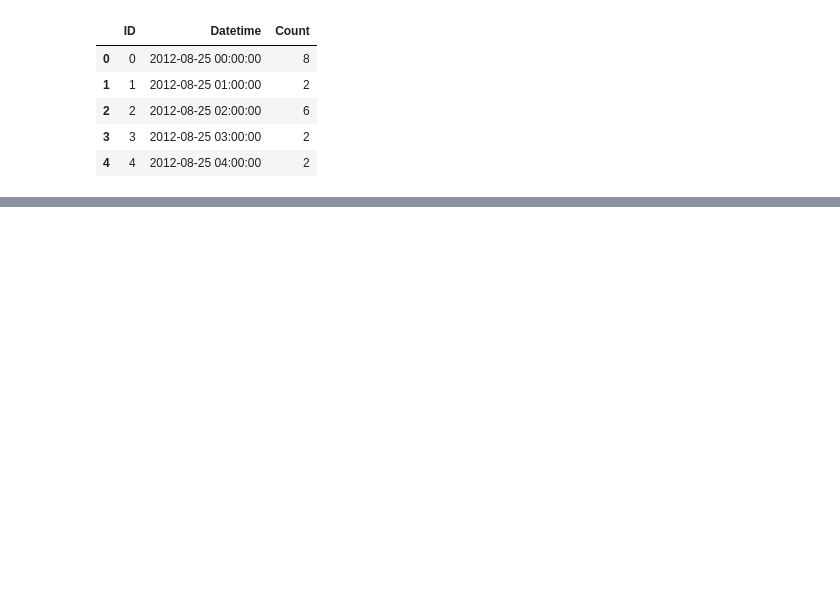
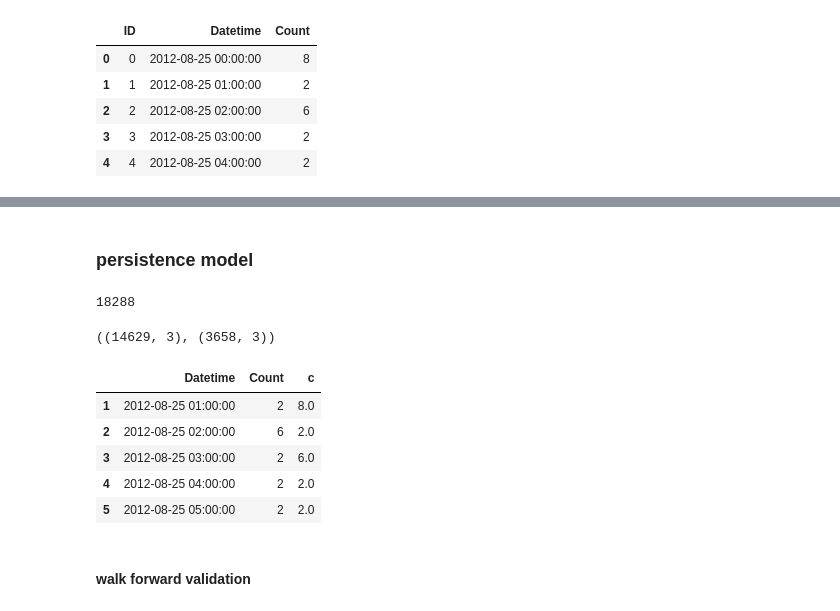
Before and after one commit to ehsansam69/Time-series-analyzing, a Jupyter notebook: 1st.ipynb, the cells around one changed output, grey strips where cells are left out. Saved outputs shown, nothing was run; the diff lists cells and outputs as text; code cells hidden in the pictures; blank space fills up the shorter version.

```diff
--- a/1st.ipynb
+++ b/1st.ipynb
@@ -54,2 +29,0 @@ df['roll_mean'] = df['Count'].rolling(window = 12).mean()
-# %%
-df['roll_max'] = df['Count'].rolling(window = 12).max()
@@ -78,2 +29,0 @@ df.head(20)
-# %%
-df['expand_max'] = df['Count'].expanding().max()
@@ -169,0 +42,2 @@ autocorrelation_plot(df['Count']).set_xlim([0,500])
+# %% [markdown]
+### persistence model
@@ -169,0 +46,4 @@ autocorrelation_plot(df['Count']).set_xlim([0,500])
+# %%
+df.shape[0]
+# %% [output]
+18288
@@ -169,0 +52,13 @@ autocorrelation_plot(df['Count']).set_xlim([0,500])
+# %%
+train.shape,test.shape
+# %% [output]
+((14629, 3), (3658, 3))
+# %%
+train.head()
+# %% [output]
+|  | Datetime | Count | c |
+| 1 | 2012-08-25 01:00:00 | 2 | 8.0 |
+| 2 | 2012-08-25 02:00:00 | 6 | 2.0 |
+| 3 | 2012-08-25 03:00:00 | 2 | 6.0 |
+| 4 | 2012-08-25 04:00:00 | 2 | 2.0 |
+| 5 | 2012-08-25 05:00:00 | 2 | 2.0 |
@@ -169,0 +68,2 @@ autocorrelation_plot(df['Count']).set_xlim([0,500])
+# %% [markdown]
+#### walk forward validation
```
Also changed, not shown: parts of 56 cells of this notebook.
